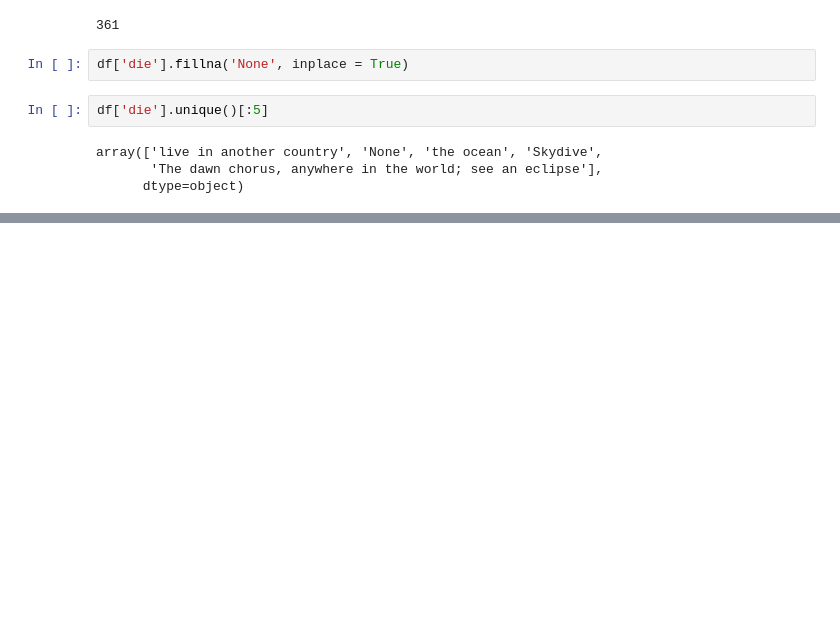
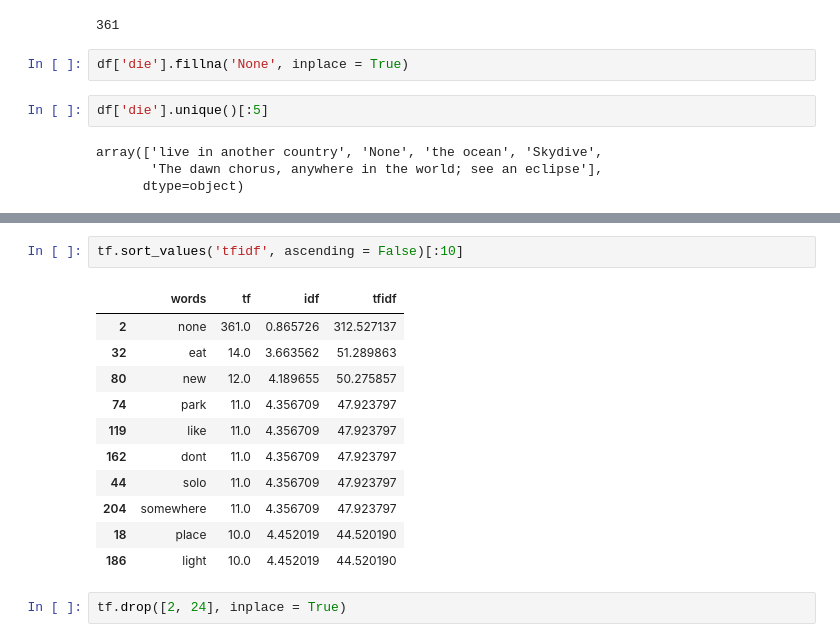
Before and after one commit to Ecboxer/travel, a Jupyter notebook: notebooks/explore.ipynb, the cells around one changed output, grey strips where cells are left out. Drawn from its saved outputs; the diff is of its cells as text; blank space fills up the shorter version.

```diff
--- a/notebooks/explore.ipynb
+++ b/notebooks/explore.ipynb
@@ -1590,0 +1843,16 @@ array(['live in another country', 'None', 'the ocean', 'Skydive',
+# %%
+tf.sort_values('tfidf', ascending = False)[:10]
+# %% [output]
+|  | words | tf | idf | tfidf |
+| 2 | none | 361.0 | 0.865726 | 312.527137 |
+| 32 | eat | 14.0 | 3.663562 | 51.289863 |
+| 80 | new | 12.0 | 4.189655 | 50.275857 |
+| 74 | park | 11.0 | 4.356709 | 47.923797 |
+| 119 | like | 11.0 | 4.356709 | 47.923797 |
+| 162 | dont | 11.0 | 4.356709 | 47.923797 |
+| 44 | solo | 11.0 | 4.356709 | 47.923797 |
+| 204 | somewhere | 11.0 | 4.356709 | 47.923797 |
+| 18 | place | 10.0 | 4.452019 | 44.520190 |
+| 186 | light | 10.0 | 4.452019 | 44.520190 |
+# %%
+tf.drop([2, 24], inplace = True)
```
Also changed, not shown: parts of 104 cells of this notebook, 5 other files.
